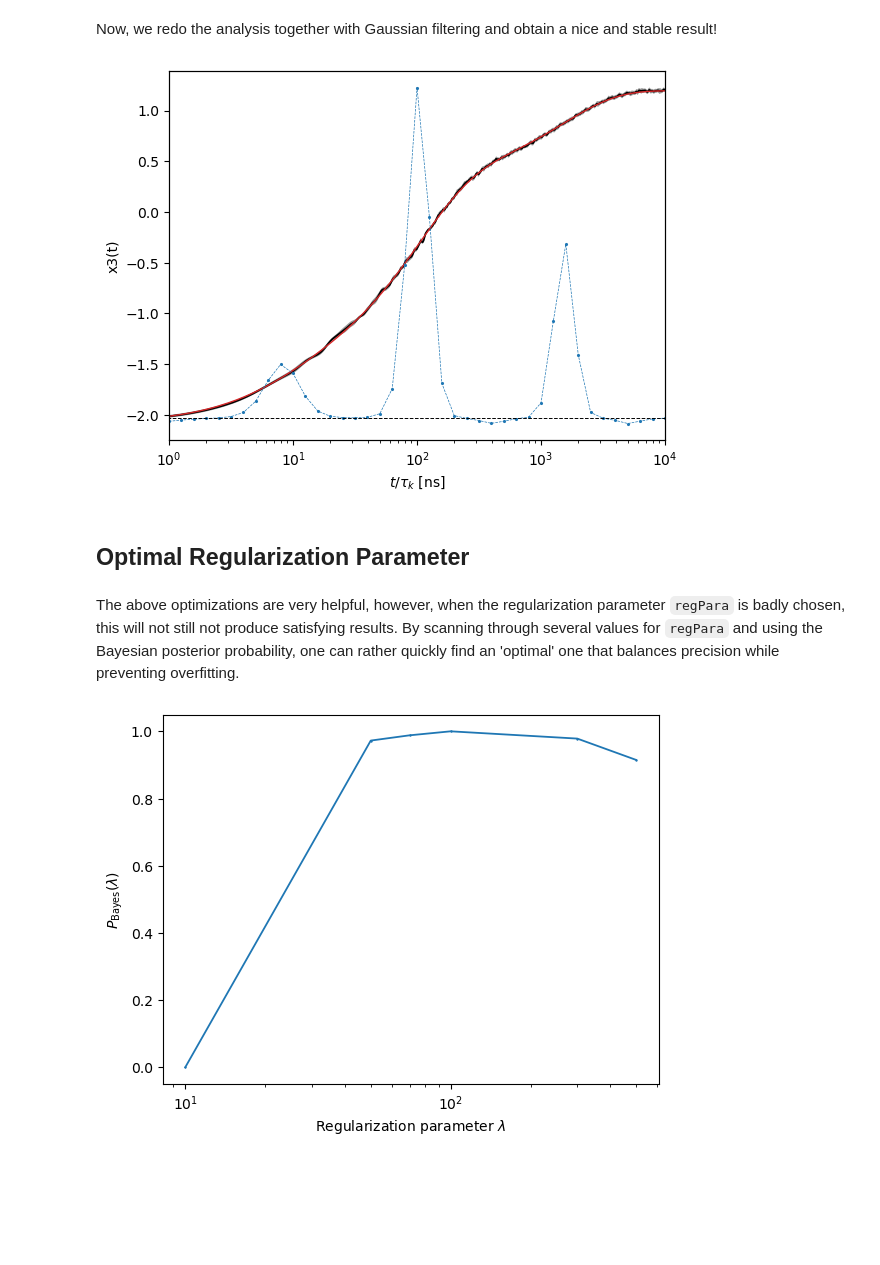
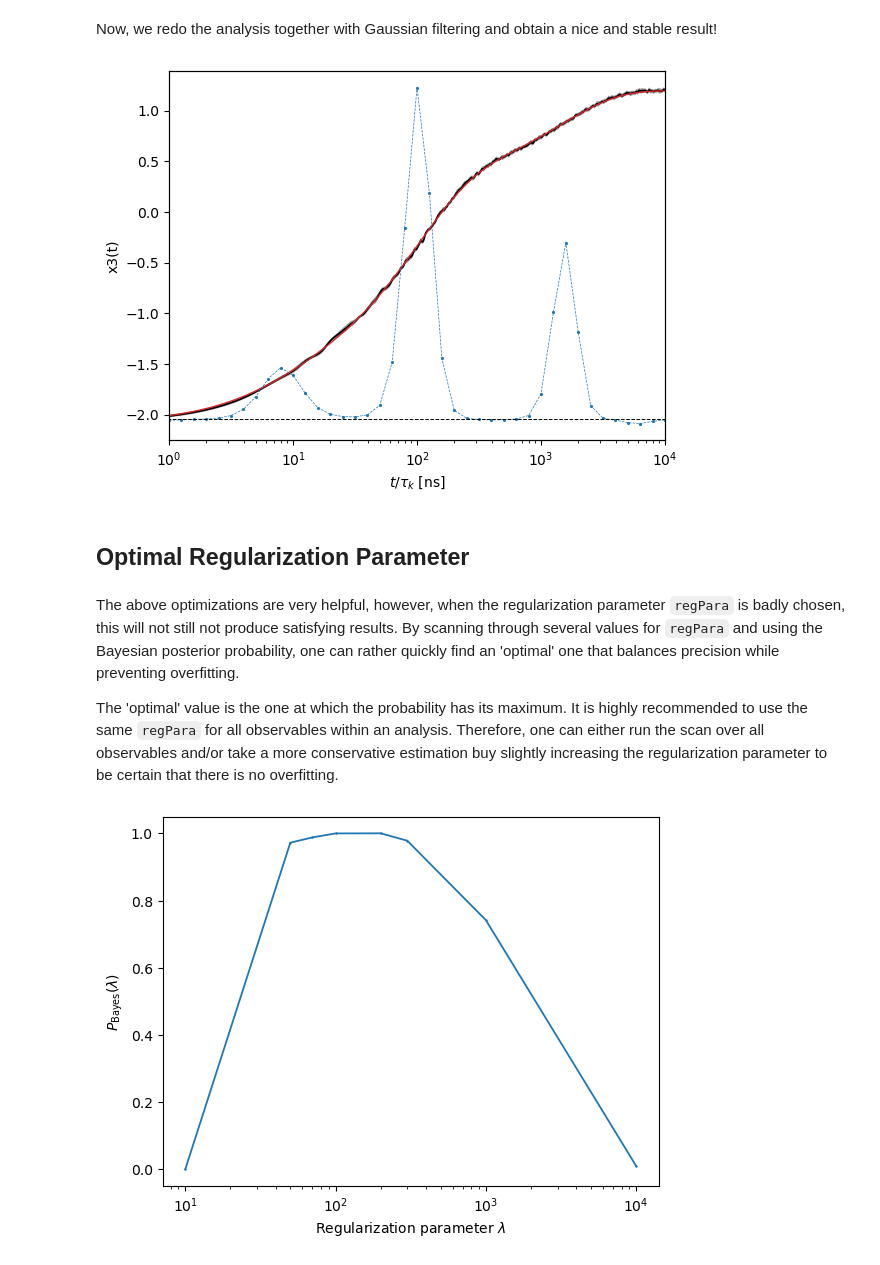
Before and after one commit to dorbath/TimeScaleAnalysis, a Jupyter notebook: tutorial/Tutorial_github.ipynb, the cells around one changed output. Drawn from its saved outputs; the diff is of its cells as text; code cells hidden in the pictures; blank space fills up the shorter version.

```diff
--- a/tutorial/Tutorial_github.ipynb
+++ b/tutorial/Tutorial_github.ipynb
@@ -141,7 +141,7 @@ tsa_best.options['temp_mean'] = temp_mean
 tsa_best.options['temp_sem'] = temp_sem
 temp_label = tsa_best.labels[2]
 
-regPara = 100  # requires adjustments
+regPara = 200  # requires adjustments
 tsa_best.perform_tsa(
     regPara=regPara,
     startTime=1e0,
@@ -157,25 +157,27 @@ ax1.set_xlabel(r'$t/\tau_k$ [ns]')
 ax1.set_ylabel(f'{plotting.pretty_label(temp_label, prefix='')}(t)')
 plt.show()
 # %% [output]
-[figure, old version]
+[figure, new version]
 # %% [markdown]
 ## Optimal Regularization Parameter
 # %% [markdown]
 The above optimizations are very helpful, however, when the regularization parameter `regPara` is badly chosen, this will not still not produce satisfying results.
 By scanning through several values for `regPara` and using the Bayesian posterior probability, one can rather quickly find an 'optimal' one that balances precision while preventing overfitting.
+
+The 'optimal' value is the one at which the probability has its maximum. It is highly recommended to use the same `regPara` for all observables within an analysis. Therefore, one can either run the scan over all observables and/or take a more conservative estimation buy slightly increasing the regularization parameter to be certain that there is no overfitting.
 # %%
-scanned_regPara = [10, 50, 70, 100, 300, 500, 1000]
+scanned_regPara = [10, 50, 70, 100, 200, 300, 1000, 10000]
 P_Bayes = timescaleanalysis.timescales.derive_optimal_regularization(
     tsa_best,
     idxObs=2,
     regPara=scanned_regPara,
     startTime=1e0,
     sigma=6,
 )
 plt.plot(scanned_regPara, P_Bayes, marker='+', ms=2.0, lw=1.3)
 plt.xscale('symlog', subs=[2,3,4,5,6,7,8,9], linthresh=1e-2)
 plt.xlabel(r'Regularization parameter $\lambda$')
 plt.ylabel(r'$P_{\mathrm{Bayes}}(\lambda)$')
 plt.show()
 # %% [output]
-[figure, old version]
+[figure, new version]
```
Also changed, not shown: 6 other files.
